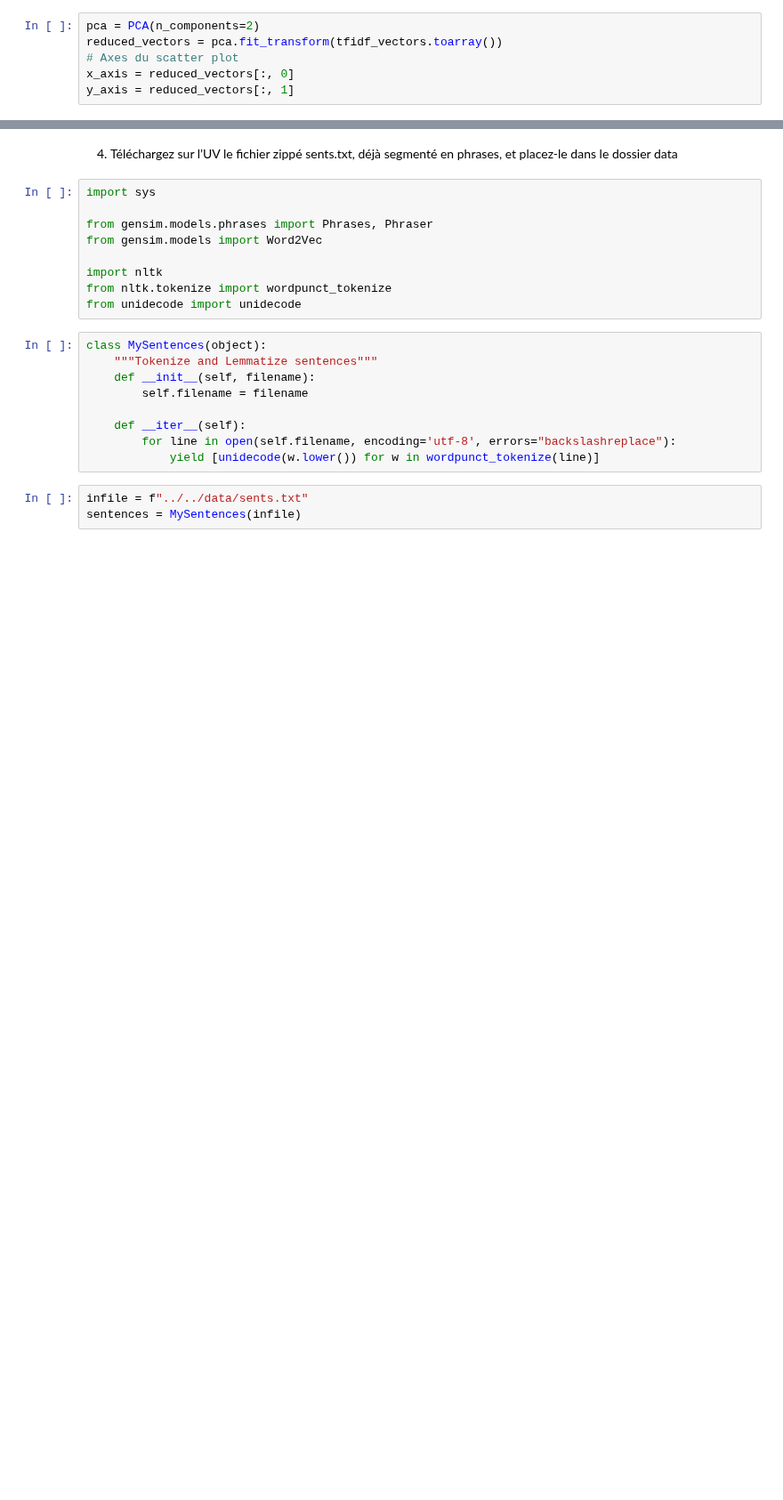
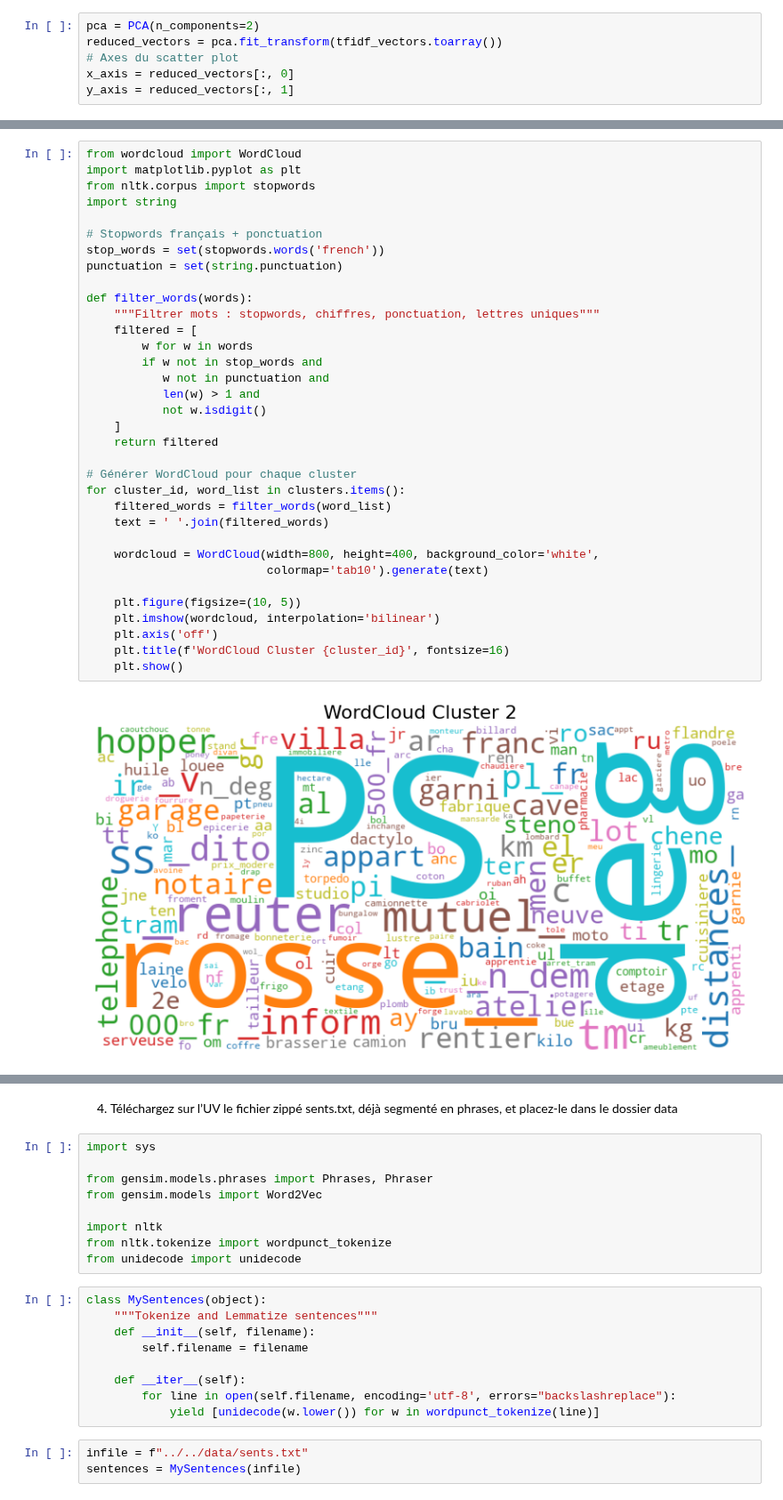
Before and after one commit to 00atal/tac, a Jupyter notebook: tps/tp3/clusteringWord2vec.ipynb, the cells around one changed output, grey strips where cells are left out. Shown at 89% size. Saved outputs shown, nothing was run; the diff lists cells and outputs as text; blank space fills up the shorter version.

```diff
--- a/tps/tp3/clusteringWord2vec.ipynb
+++ b/tps/tp3/clusteringWord2vec.ipynb
@@ -143,0 +138,36 @@ img.show()
+# %%
+from wordcloud import WordCloud
+import matplotlib.pyplot as plt
+from nltk.corpus import stopwords
+import string
+
+# Stopwords français + ponctuation
+stop_words = set(stopwords.words('french'))
+punctuation = set(string.punctuation)
+
+def filter_words(words):
+    """Filtrer mots : stopwords, chiffres, ponctuation, lettres uniques"""
+    filtered = [
+        w for w in words
+        if w not in stop_words and
+           w not in punctuation and
+           len(w) > 1 and
+           not w.isdigit()
+    ]
+    return filtered
+
+# Générer WordCloud pour chaque cluster
+for cluster_id, word_list in clusters.items():
+    filtered_words = filter_words(word_list)
+    text = ' '.join(filtered_words)
+
+    wordcloud = WordCloud(width=800, height=400, background_color='white',
+                          colormap='tab10').generate(text)
+
+    plt.figure(figsize=(10, 5))
+    plt.imshow(wordcloud, interpolation='bilinear')
+    plt.axis('off')
+    plt.title(f'WordCloud Cluster {cluster_id}', fontsize=16)
+    plt.show()
+# %% [output]
+[figure, added]
```
Also changed, not shown: parts of 8 cells of this notebook.
